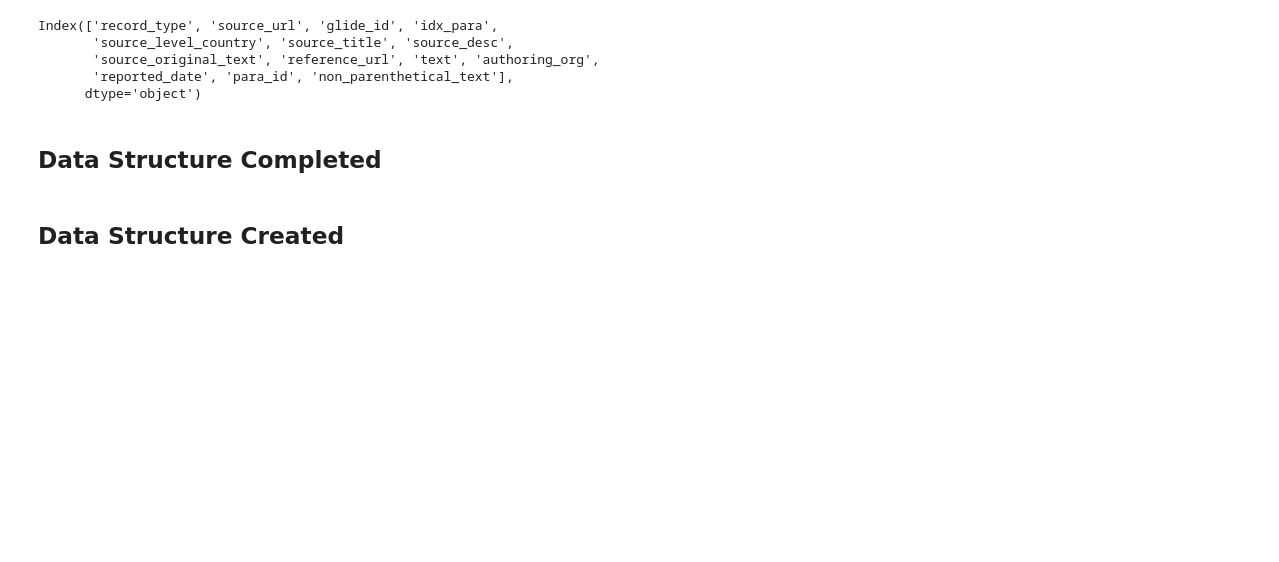
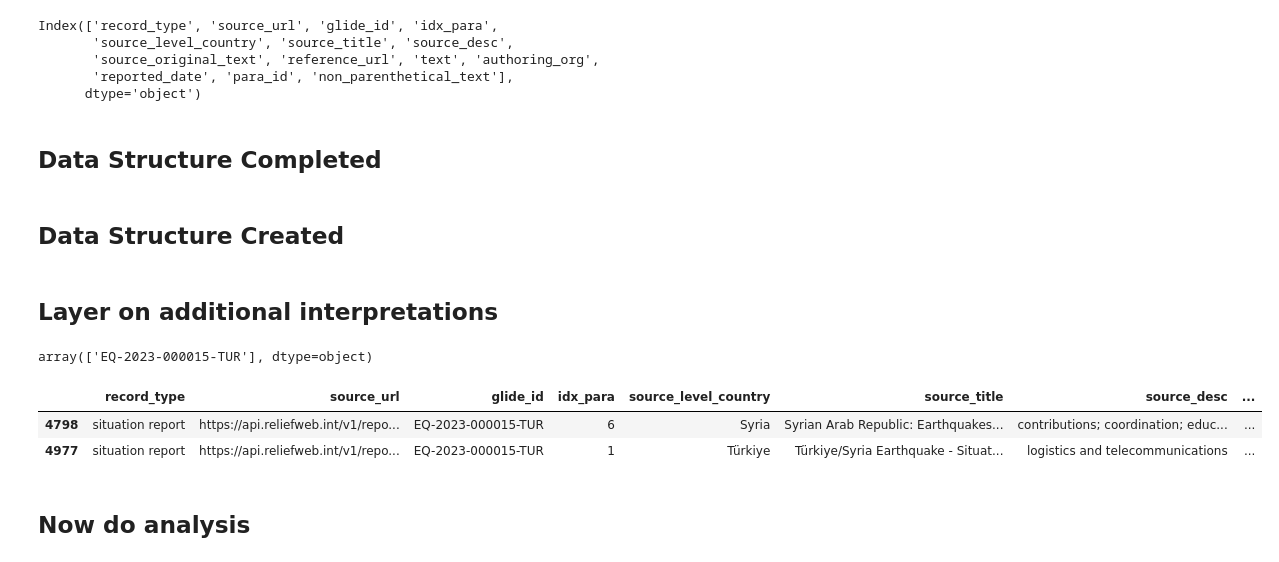
Before and after one commit to ericfrench2015/topic_surveyor, a Jupyter notebook: notebooks/reliefweb_sitrep_02_spacy.ipynb, the cells around one changed output. Saved outputs shown, nothing was run; the diff lists cells and outputs as text; code cells hidden in the pictures; blank space fills up the shorter version.

```diff
--- a/notebooks/reliefweb_sitrep_02_spacy.ipynb
+++ b/notebooks/reliefweb_sitrep_02_spacy.ipynb
@@ -219,6 +244,8 @@ indicators = {
 ## Data Structure Created
 # %%
 def extract_gpe_entities(doc, adm_lvl='0'):
+    #values for adm_lvl = 0,1,2,3,
+    # -1 = self, -99 = chain
     entities = []
     admins = []
     #COD_GPE
@@ -230,20 +257,37 @@ def extract_gpe_entities(doc, adm_lvl='0'):
             if e.label_ == 'COD_GPE':
                 entities.append(e)
 
+        # -1 means return the actual gpes
+        if adm_lvl == -1:
+            return entities
+
         for e in entities:
             pcode = get_pcode_from_location(e.text)
             if (pcode is not None):
                 if (len(pcode) != 0):
-                    #print(pcode)
-                    admins.append(get_admin_chain(pcode)[adm_lvl])
+                    #if the desired level is lower than the actual reference
+                    #ignore
+                    try:
+                        if adm_lvl == -99:
+                            admins.append(get_admin_chain(pcode))
+                        else:
+                            admins.append(get_admin_chain(pcode)[adm_lvl])
+                    except:
+                        pass
 
-    admins = list(set(admins))
+    if adm_lvl != -99:
+        admins = list(set(admins))
     if len(admins) == 0:
         return None
     else:
-        return admins[0]
+        #changing to return the full list, then can explode later
+        return admins #[0]
 
+df_sents['identified_gpes'] = df_sents['spacy_sent_no_paren'].apply(lambda x: extract_gpe_entities(x, adm_lvl=-1))
 df_sents['identified_country'] = df_sents['spacy_sent_no_paren'].apply(lambda x: extract_gpe_entities(x, adm_lvl=0))
+df_sents['identified_adm_01'] = df_sents['spacy_sent_no_paren'].apply(lambda x: extract_gpe_entities(x, adm_lvl=1))
+df_sents['identified_adm_02'] = df_sents['spacy_sent_no_paren'].apply(lambda x: extract_gpe_entities(x, adm_lvl=2))
+df_sents['identified_adm_chain'] = df_sents['spacy_sent_no_paren'].apply(lambda x: extract_gpe_entities(x, adm_lvl=-99))
 # %%
 def find_and_add_indicator(df, indicators):
     ind_counter = []
@@ -260,3 +304,9 @@ df_sents['lower_lemmas'] = df_sents['spacy_sent_no_paren'].apply(lambda x: [w.le
 df_sents = find_and_add_indicator(df_sents, indicators)
 # %%
 df_sents.to_excel("c://temp//training.xlsx")
+# %% [markdown]
+## Layer on additional interpretations
+# %%
+df_sents.glide_id.unique()
+# %% [output]
+array(['EQ-2023-000015-TUR'], dtype=object)
@@ -262,0 +347,24 @@ df_sents.to_excel("c://temp//training.xlsx")
+# %%
+### group all the expressed indicators
+def get_indicator_columns(df):
+    inds=[]
+    for c in df.columns:
+        if c[0:2] == 'i_':
+            inds.append(c)
+
+    return inds
+
+indicator_columns = get_indicator_columns(df_sents)
+
+def find_matching_columns(row):
+    return row.index[row.eq(1)].tolist()
+
+# Create a new column containing lists of matching column names for each row
+df_sents['collected_indicators'] = df_sents[indicator_columns].apply(find_matching_columns, axis=1)
+df_sents.sample(2)
+# %% [output]
+|  | record_type | source_url | glide_id | idx_para | source_level_country | source_title | source_desc | ... |
+| 4798 | situation report | https://api.reliefweb.int/v1/repo... | EQ-2023-000015-TUR | 6 | Syria | Syrian Arab Republic: Earthquakes... | contributions; coordination; educ... | ... |
+| 4977 | situation report | https://api.reliefweb.int/v1/repo... | EQ-2023-000015-TUR | 1 | Türkiye | Türkiye/Syria Earthquake - Situat... | logistics and telecommunications | ... |
+# %% [markdown]
+## Now do analysis
```
Also changed, not shown: parts of 17 cells of this notebook, 2 other files.
